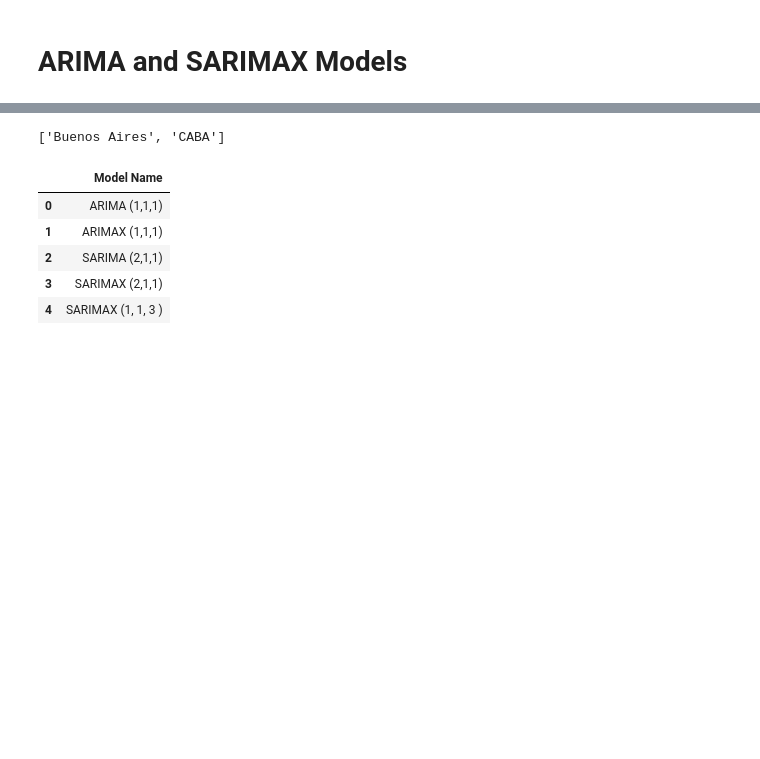
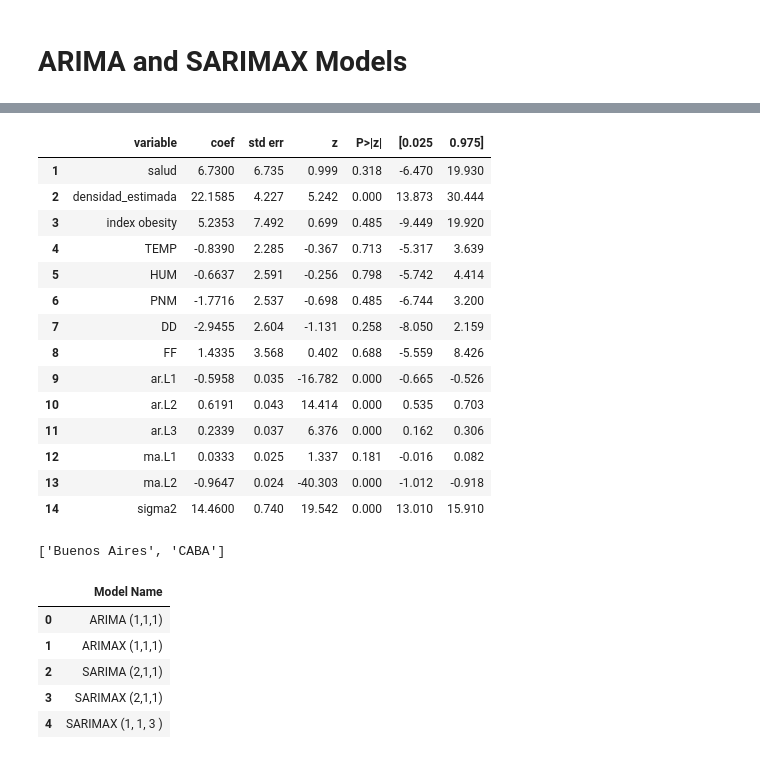
Before and after one commit to Nainho1703/Master_Tesis, a Jupyter notebook: 5.- Time Series.ipynb, the cells around one changed output, grey strips where cells are left out. Drawn from its saved outputs; the diff is of its cells as text; code cells hidden in the pictures; blank space fills up the shorter version.

```diff
--- a/5.- Time Series.ipynb
+++ b/5.- Time Series.ipynb
@@ -402,14 +424,3 @@ def best_variables(arimax_results, sarimax_results, best_sarimax):
     df_final = df_final.loc[(df_final["P>|z|_ARIMAX"] < 0.15) | (df_final["P>|z|_SARIMAX"] < 0.05) | (df_final["P>|z|_SARIMAX_BEST"] < 0.15)]
 
     return df_final
-# %%
-# Filter df_metrics to select rows where the model name starts with "SARIMAX"
-# and the p-value is less than or equal to 0.1, indicating statistical significance.
-sarimax_true = df_metrics.loc[(df_metrics["Model Name"].str[:7] == "SARIMAX") & (df_metrics["p-value"] <= 0.1)]
-
-# Specify the model type to focus on for further analysis and comparison.
-model_best = "SARIMAX"
-
-# Call the function best_sarimax to identify and extract the best-performing SARIMAX model
-# from df_metrics based on predefined criteria.
-df_metrics, df_best = best_sarimax(df_metrics, model_best)
@@ -431,20 +609,32 @@ max p, d, q: 4, 2, 4
 # %%
 # Save df_metrics DataFrame to a CSV file with a filename based on l_provincias
-df_metrics.to_csv("Resultados\\Tseries_Metricas" + str(l_provincias) + ".csv", index=False)
+df_metrics_.to_csv("Resultados\\Tseries_Metricas" + str(l_provincias) + ".csv", index=False)
 
 # Extract the detailed results DataFrame of the best-performing model (last row in df_best) and format it
 df_variables = pd.DataFrame(df_best.iloc[-1]["results"])
 
 # Rename the first column to "variable" and set it as the header row
 df_variables[0].iloc[0] = "variable"
 df_variables.columns = df_variables.iloc[0]
 
 # Remove the first row (header row) to keep only the data rows
 df_variables = df_variables[1:]
 df_variables.columns=['variable','coef','std err','z','P>|z|','[0.025','0.975]']
 
-for c in df_variables.columns[1:]:
-    df_variables[c]=df_variables[c].astype(str).astype(float)
-# Save df_variables DataFrame to a CSV file with a filename based on l_provincias
-df_variables.to_csv("Resultados\\Tseries_Variables" + str(l_provincias) + ".csv", index=False)
-df_variables.to_excel("Resultados\\Tseries_Variables" + str(l_provincias) + ".xlsx", index=False)
+df_variables
+# %% [output]
+|  | variable | coef | std err | z | P>|z| | [0.025 | 0.975] |
+| 1 | salud | 6.7300 | 6.735 | 0.999 | 0.318 | -6.470 | 19.930 |
+| 2 | densidad_estimada | 22.1585 | 4.227 | 5.242 | 0.000 | 13.873 | 30.444 |
+| 3 | index obesity | 5.2353 | 7.492 | 0.699 | 0.485 | -9.449 | 19.920 |
+| 4 | TEMP | -0.8390 | 2.285 | -0.367 | 0.713 | -5.317 | 3.639 |
+| 5 | HUM | -0.6637 | 2.591 | -0.256 | 0.798 | -5.742 | 4.414 |
+| 6 | PNM | -1.7716 | 2.537 | -0.698 | 0.485 | -6.744 | 3.200 |
+| 7 | DD | -2.9455 | 2.604 | -1.131 | 0.258 | -8.050 | 2.159 |
+| 8 | FF | 1.4335 | 3.568 | 0.402 | 0.688 | -5.559 | 8.426 |
+| 9 | ar.L1 | -0.5958 | 0.035 | -16.782 | 0.000 | -0.665 | -0.526 |
+| 10 | ar.L2 | 0.6191 | 0.043 | 14.414 | 0.000 | 0.535 | 0.703 |
+| 11 | ar.L3 | 0.2339 | 0.037 | 6.376 | 0.000 | 0.162 | 0.306 |
+| 12 | ma.L1 | 0.0333 | 0.025 | 1.337 | 0.181 | -0.016 | 0.082 |
+| 13 | ma.L2 | -0.9647 | 0.024 | -40.303 | 0.000 | -1.012 | -0.918 |
+| 14 | sigma2 | 14.4600 | 0.740 | 19.542 | 0.000 | 13.010 | 15.910 |
```
Also changed, not shown: parts of 8 cells of this notebook, 2 other files.
